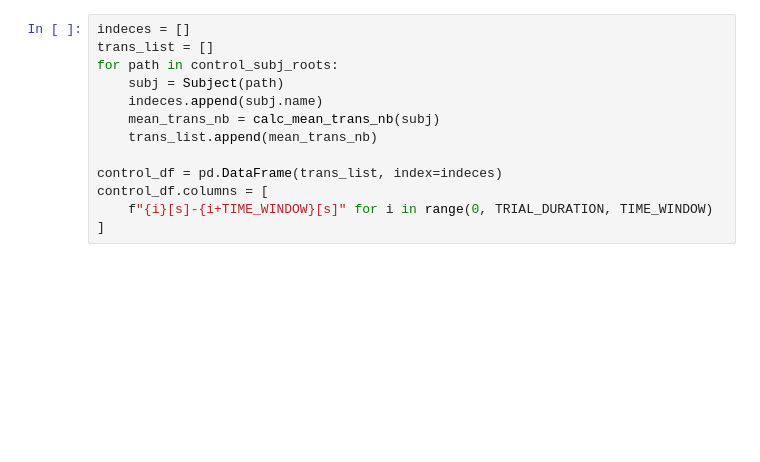
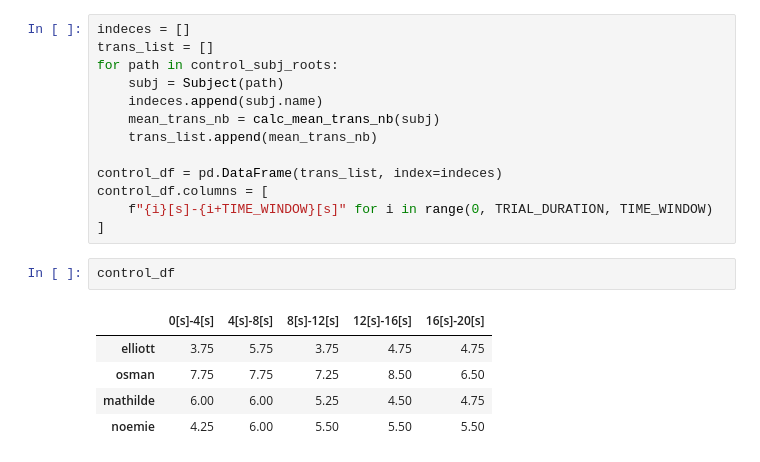
Before and after one commit to IMLEX24/ET-FinalProject-Data-Analysis, a Jupyter notebook: transition_analysis.ipynb, the cells around one changed output. Drawn from its saved outputs; the diff is of its cells as text; blank space fills up the shorter version.

```diff
--- a/transition_analysis.ipynb
+++ b/transition_analysis.ipynb
@@ -46,5 +39,13 @@ control_df = pd.DataFrame(trans_list, index=indeces)
 control_df.columns = [
     f"{i}[s]-{i+TIME_WINDOW}[s]" for i in range(0, TRIAL_DURATION, TIME_WINDOW)
 ]
+# %%
+control_df
+# %% [output]
+|  | 0[s]-4[s] | 4[s]-8[s] | 8[s]-12[s] | 12[s]-16[s] | 16[s]-20[s] |
+| elliott | 3.75 | 5.75 | 3.75 | 4.75 | 4.75 |
+| osman | 7.75 | 7.75 | 7.25 | 8.50 | 6.50 |
+| mathilde | 6.00 | 6.00 | 5.25 | 4.50 | 4.75 |
+| noemie | 4.25 | 6.00 | 5.50 | 5.50 | 5.50 |
 # %%
 def plot(df, ax):
```
Also changed, not shown: parts of 4 cells of this notebook, 1 other file.
